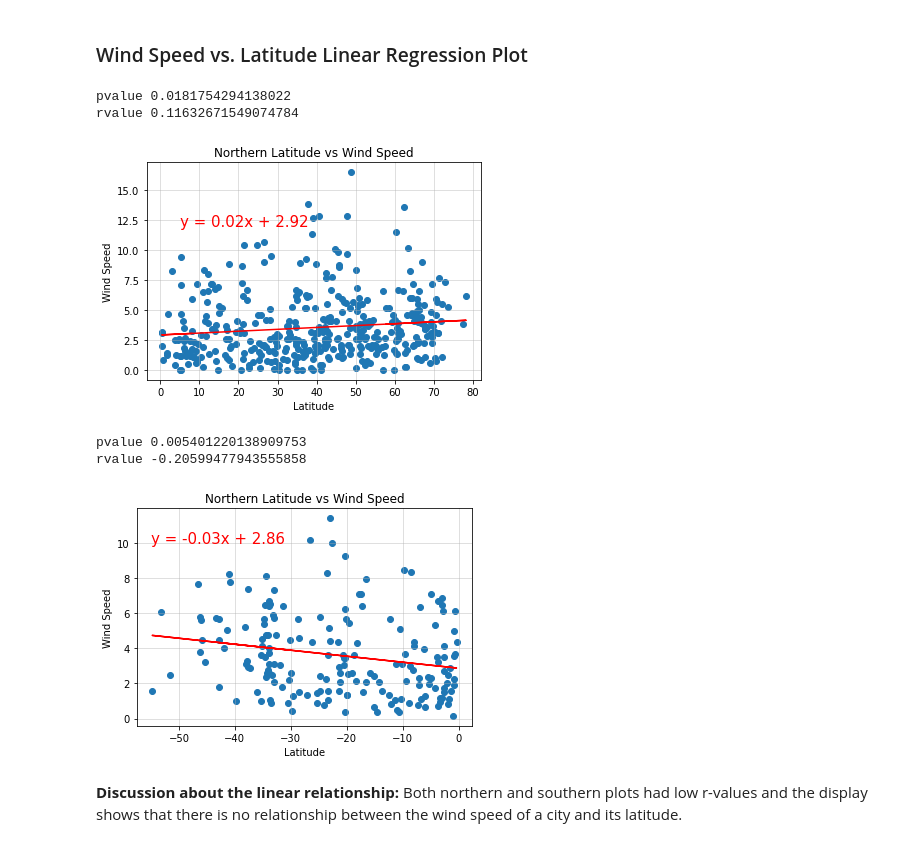
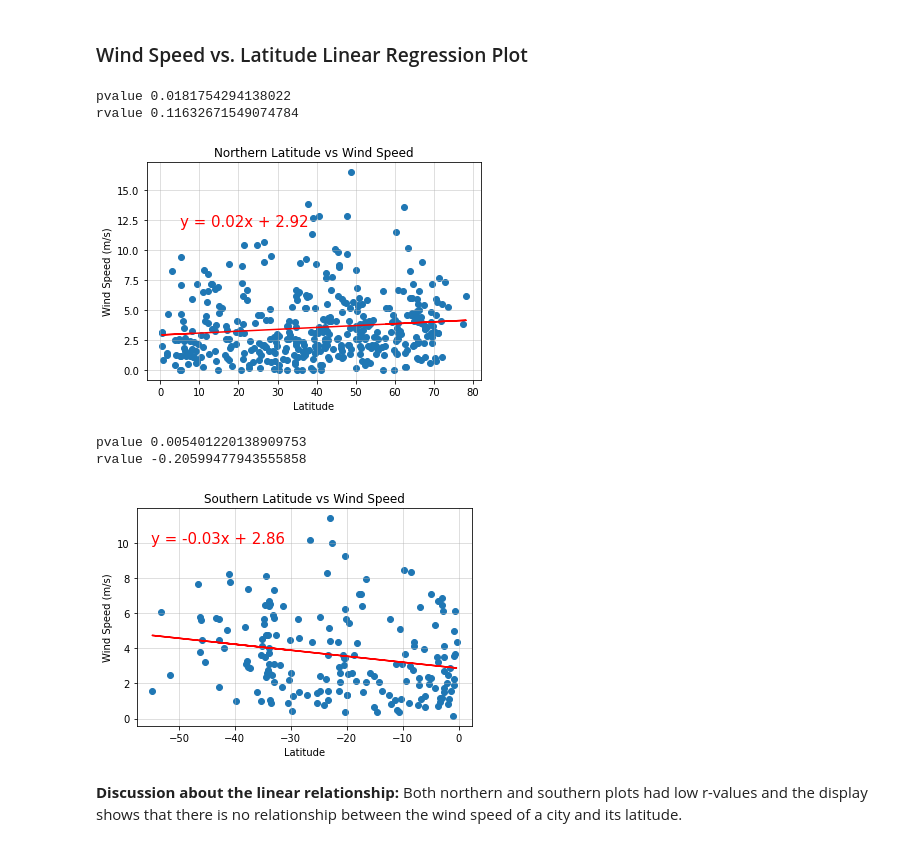
Before and after one commit to isabellajade/python-api-challenge, a Jupyter notebook: WeatherPy/WeatherPy.ipynb, the cells around one changed output. Drawn from its saved outputs; the diff is of its cells as text; code cells hidden in the pictures.

Commit message:
readme n updated images

```diff
--- a/WeatherPy/WeatherPy.ipynb
+++ b/WeatherPy/WeatherPy.ipynb
@@ -389,20 +389,20 @@ rvalue 0.1907798863432279
 # %%
 # Northern Hemisphere
 linearRegression(northern_hemi_df["Lat"], northern_hemi_df["Wind Speed"], (5, 12), "Northern Latitude vs Wind Speed",
-                 'Latitude', 'Wind Speed'
+                 'Latitude', 'Wind Speed (m/s)'
 )
 # %% [output]
 pvalue 0.0181754294138022
 rvalue 0.11632671549074784
-[figure, old version]
+[figure, new version]
 # %%
 # Southern Hemisphere
-linearRegression(southern_hemi_df["Lat"], southern_hemi_df["Wind Speed"], (-55, 10), "Northern Latitude vs Wind Speed",
-                 'Latitude', 'Wind Speed'
+linearRegression(southern_hemi_df["Lat"], southern_hemi_df["Wind Speed"], (-55, 10), "Southern Latitude vs Wind Speed",
+                 'Latitude', 'Wind Speed (m/s)'
 )
 # %% [output]
 pvalue 0.005401220138909753
 rvalue -0.20599477943555858
-[figure, old version]
+[figure, new version]
 # %% [markdown]
 **Discussion about the linear relationship:** Both northern and southern plots had low r-values and the display shows that there is no relationship between the wind speed of a city and its latitude.
```
Also changed, not shown: 3 other files.
